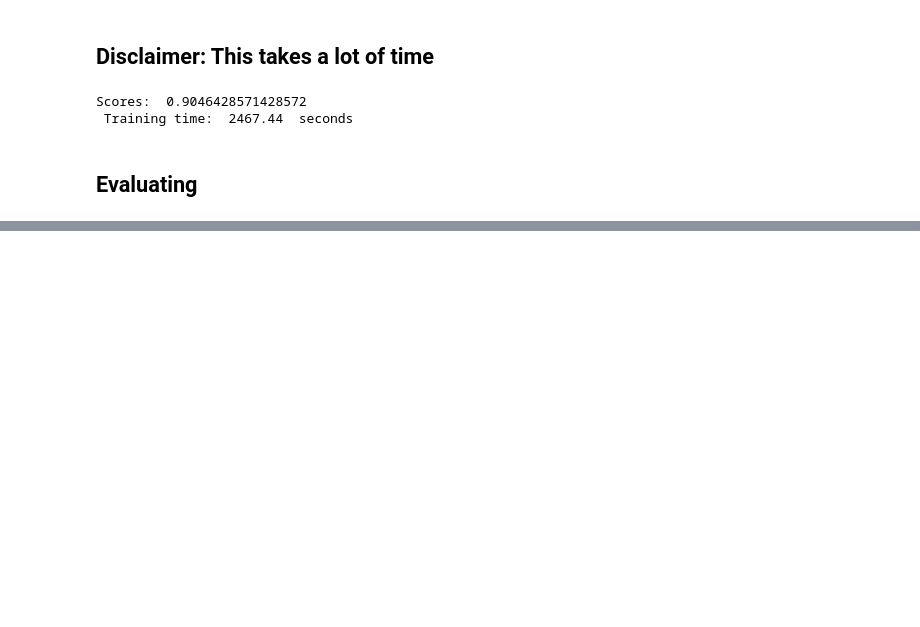
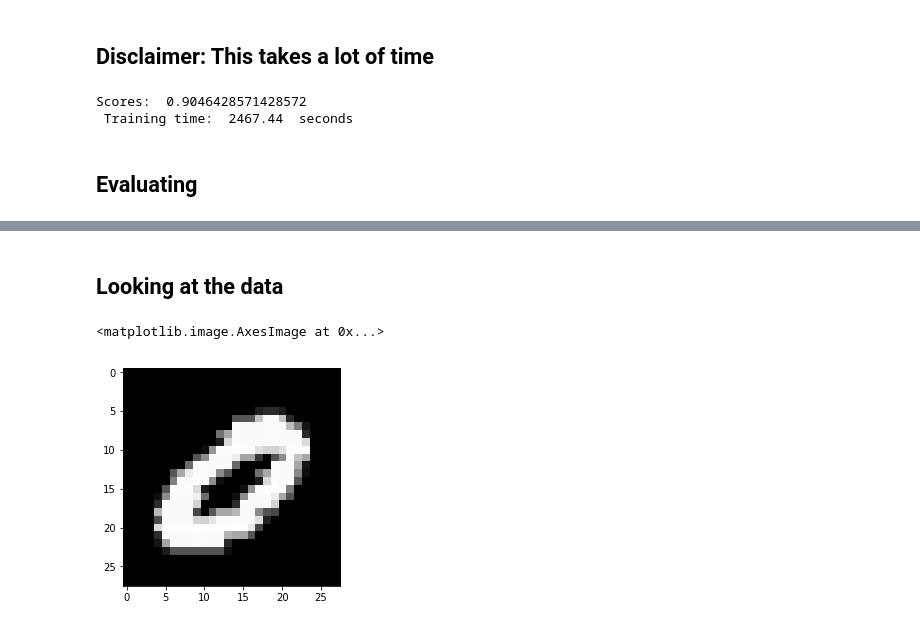
Before and after one commit to Sindreedelange/INF283, a Jupyter notebook: Project2-Recognizing-handwritten-digits/nbs/MNIST Classification w. Keras.ipynb, the cells around one changed output, grey strips where cells are left out. Drawn from its saved outputs; the diff is of its cells as text; code cells hidden in the pictures; blank space fills up the shorter version.

```diff
--- a/Project2-Recognizing-handwritten-digits/nbs/MNIST Classification w. Keras.ipynb
+++ b/Project2-Recognizing-handwritten-digits/nbs/MNIST Classification w. Keras.ipynb
@@ -349,0 +353,7 @@ TypeError: unsupported operand type(s) for +: 'int' and 'dict'
+# %% [markdown]
+## Looking at the data
+# %%
+plt.imshow(X_train_cnn[3].reshape(28, 28), cmap='gray')
+# %% [output]
+<matplotlib.image.AxesImage at 0x...>
+[figure, added]
```
Also changed, not shown: parts of 14 cells of this notebook.
